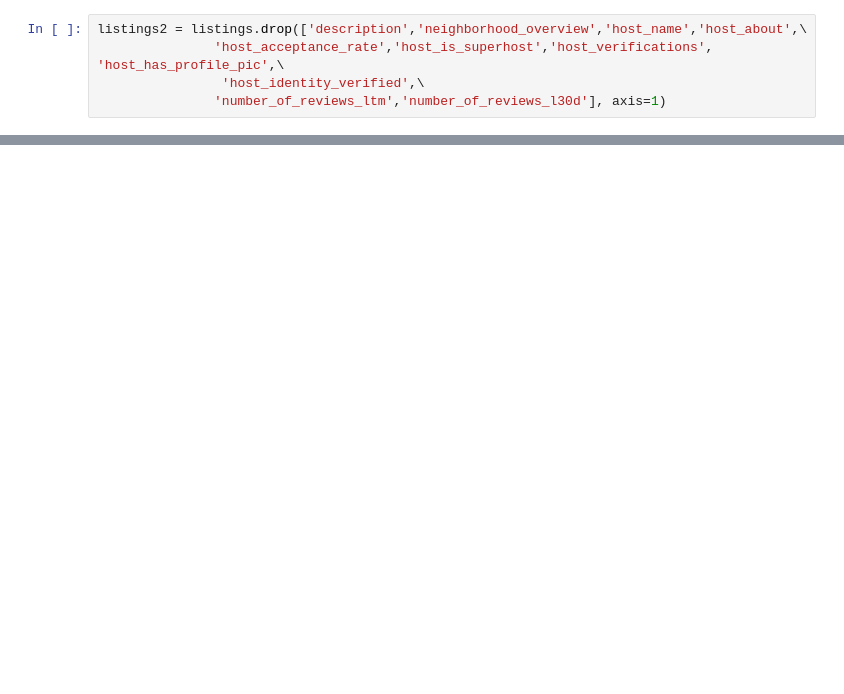
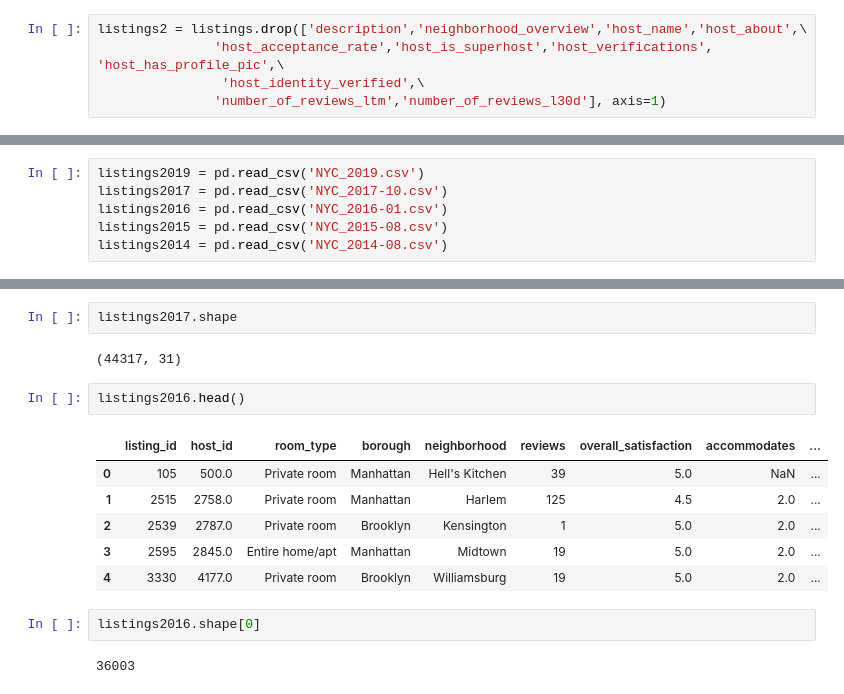
Before and after one commit to mb3005/NYC-Airbnbs, a Jupyter notebook: Python Project 1 - Airbnbs in NYC.ipynb, the cells around one changed output, grey strips where cells are left out. Cells and saved outputs as stored; diff of their text form; blank space fills up the shorter version.

```diff
--- a/Python Project 1 - Airbnbs in NYC.ipynb
+++ b/Python Project 1 - Airbnbs in NYC.ipynb
@@ -59,0 +81,6 @@ listings2.head()
+# %%
+listings2019 = pd.read_csv('NYC_2019.csv')
+listings2017 = pd.read_csv('NYC_2017-10.csv')
+listings2016 = pd.read_csv('NYC_2016-01.csv')
+listings2015 = pd.read_csv('NYC_2015-08.csv')
+listings2014 = pd.read_csv('NYC_2014-08.csv')
@@ -59,0 +110,17 @@ listings2.head()
+# %%
+listings2017.shape
+# %% [output]
+(44317, 31)
+# %%
+listings2016.head()
+# %% [output]
+|  | listing_id | host_id | room_type | borough | neighborhood | reviews | overall_satisfaction | accommodates | ... |
+| 0 | 105 | 500.0 | Private room | Manhattan | Hell's Kitchen | 39 | 5.0 | NaN | ... |
+| 1 | 2515 | 2758.0 | Private room | Manhattan | Harlem | 125 | 4.5 | 2.0 | ... |
+| 2 | 2539 | 2787.0 | Private room | Brooklyn | Kensington | 1 | 5.0 | 2.0 | ... |
+| 3 | 2595 | 2845.0 | Entire home/apt | Manhattan | Midtown | 19 | 5.0 | 2.0 | ... |
+| 4 | 3330 | 4177.0 | Private room | Brooklyn | Williamsburg | 19 | 5.0 | 2.0 | ... |
+# %%
+listings2016.shape[0]
+# %% [output]
+36003
```
Also changed, not shown: parts of 32 cells of this notebook, 22 other files.
